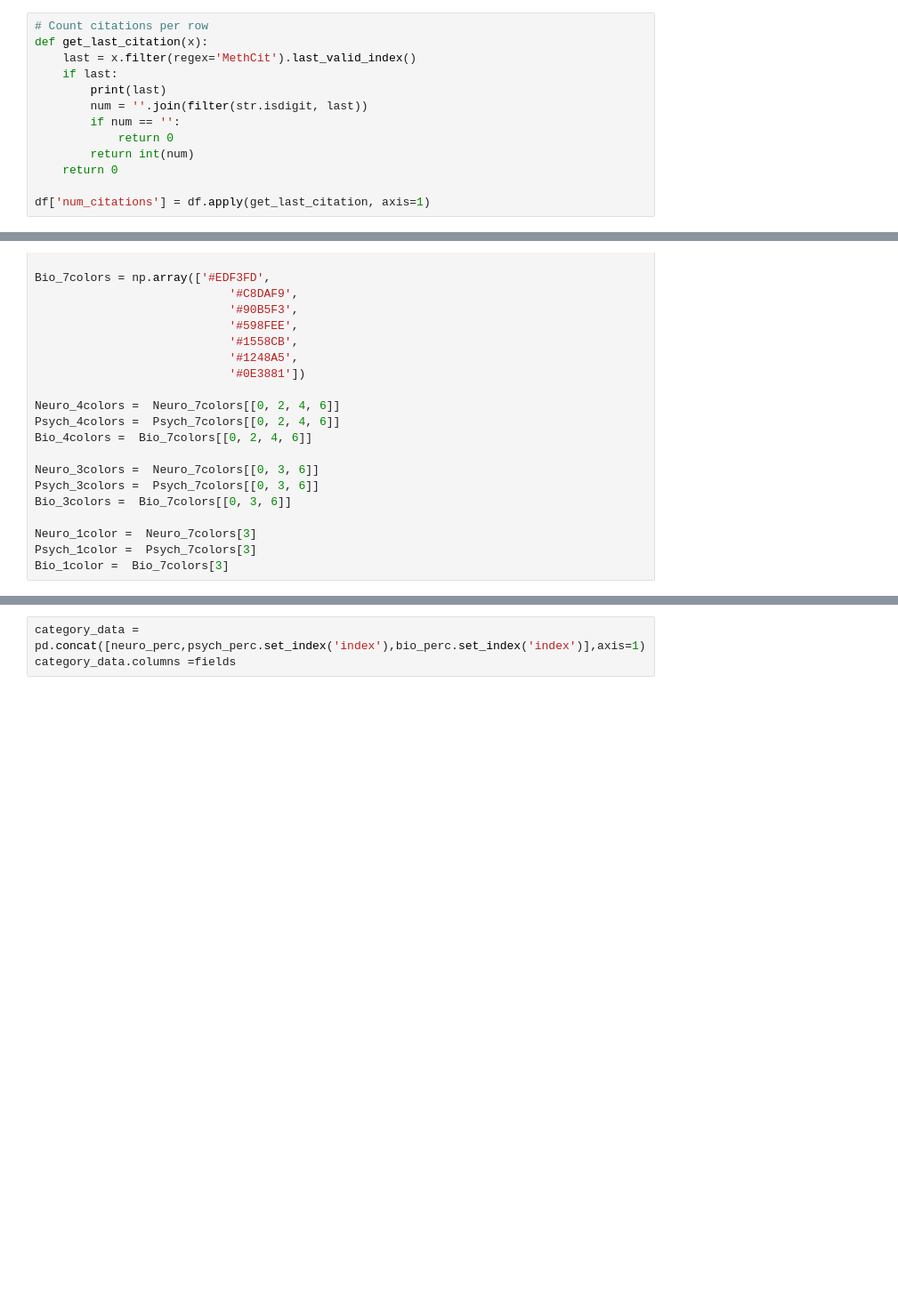
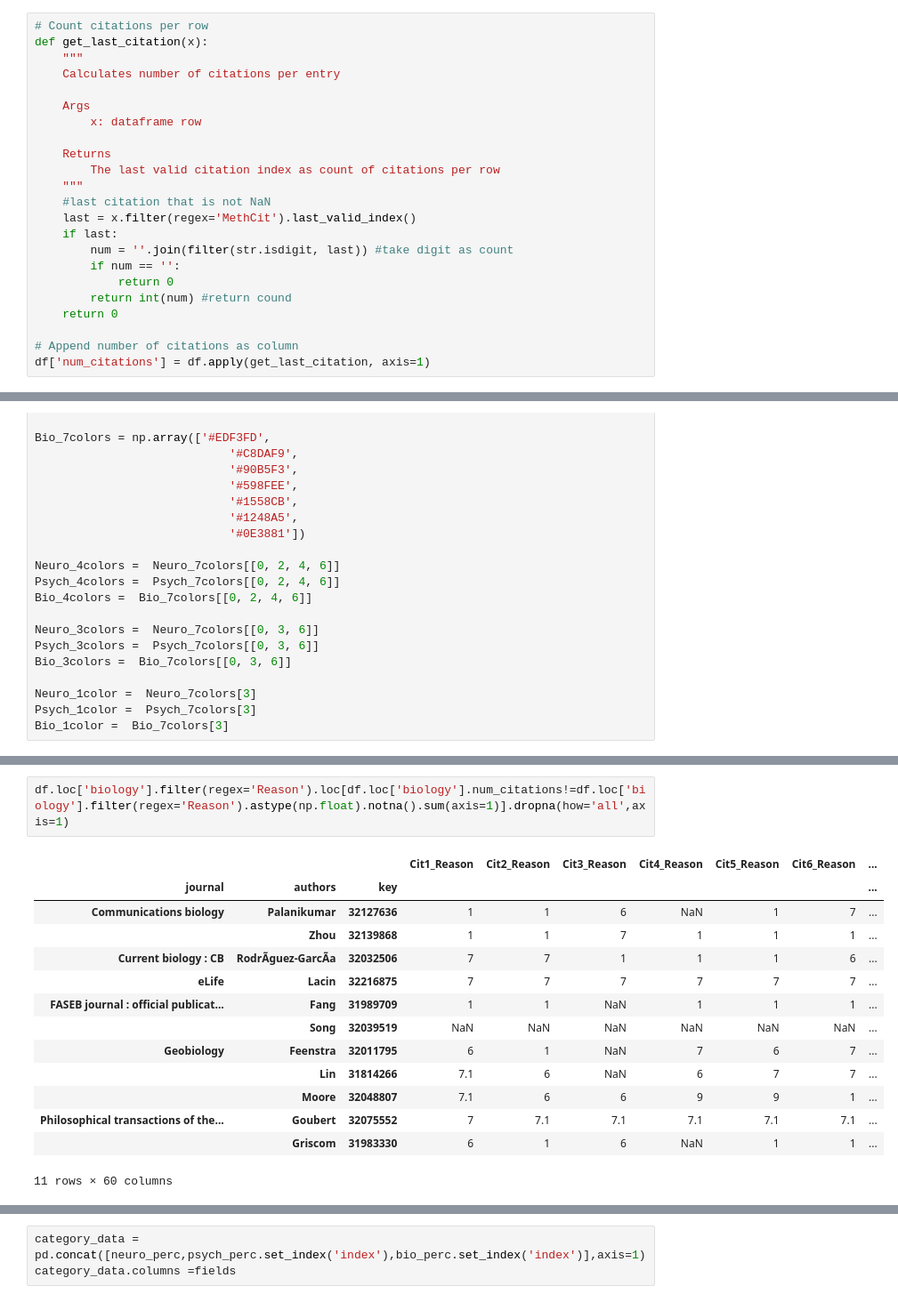
Before and after one commit to dieKrone/Metaresearch_prev_dis, a Jupyter notebook: Analysis.ipynb, the cells around one changed output, grey strips where cells are left out. Shown at 89% size. Saved outputs shown, nothing was run; the diff lists cells and outputs as text; blank space fills up the shorter version.

```diff
--- a/Analysis.ipynb
+++ b/Analysis.ipynb
@@ -116,13 +118,23 @@ df.to_pickle(data_path / 'df_all.pkl')
 # %%
 # Count citations per row
 def get_last_citation(x):
+    """
+    Calculates number of citations per entry
+
+    Args
+        x: dataframe row
+
+    Returns
+        The last valid citation index as count of citations per row
+    """
+    #last citation that is not NaN
     last = x.filter(regex='MethCit').last_valid_index()
     if last:
-        print(last)
-        num = ''.join(filter(str.isdigit, last))
+        num = ''.join(filter(str.isdigit, last)) #take digit as count
         if num == '':
             return 0
-        return int(num)
+        return int(num) #return cound
     return 0
 
+# Append number of citations as column
 df['num_citations'] = df.apply(get_last_citation, axis=1)
@@ -292,0 +283,17 @@ fig.savefig('repos.svg', bbox_inches='tight')
+# %%
+df.loc['biology'].filter(regex='Reason').loc[df.loc['biology'].num_citations!=df.loc['biology'].filter(regex='Reason').astype(np.float).notna().sum(axis=1)].dropna(how='all',axis=1)
+# %% [output]
+|  |  |  | Cit1_Reason | Cit2_Reason | Cit3_Reason | Cit4_Reason | Cit5_Reason | Cit6_Reason | ... |
+| journal | authors | key |  |  |  |  |  |  | ... |
+| Communications biology | Palanikumar | 32127636 | 1 | 1 | 6 | NaN | 1 | 7 | ... |
+|  | Zhou | 32139868 | 1 | 1 | 7 | 1 | 1 | 1 | ... |
+| Current biology : CB | RodrÃ­guez-GarcÃ­a | 32032506 | 7 | 7 | 1 | 1 | 1 | 6 | ... |
+| eLife | Lacin | 32216875 | 7 | 7 | 7 | 7 | 7 | 7 | ... |
+| FASEB journal : official publicat... | Fang | 31989709 | 1 | 1 | NaN | 1 | 1 | 1 | ... |
+|  | Song | 32039519 | NaN | NaN | NaN | NaN | NaN | NaN | ... |
+| Geobiology | Feenstra | 32011795 | 6 | 1 | NaN | 7 | 6 | 7 | ... |
+|  | Lin | 31814266 | 7.1 | 6 | NaN | 6 | 7 | 7 | ... |
+|  | Moore | 32048807 | 7.1 | 6 | 6 | 9 | 9 | 1 | ... |
+| Philosophical transactions of the... | Goubert | 32075552 | 7 | 7.1 | 7.1 | 7.1 | 7.1 | 7.1 | ... |
+|  | Griscom | 31983330 | 6 | 1 | 6 | NaN | 1 | 1 | ... |
+11 rows × 60 columns
```
Also changed, not shown: parts of 23 cells of this notebook.
